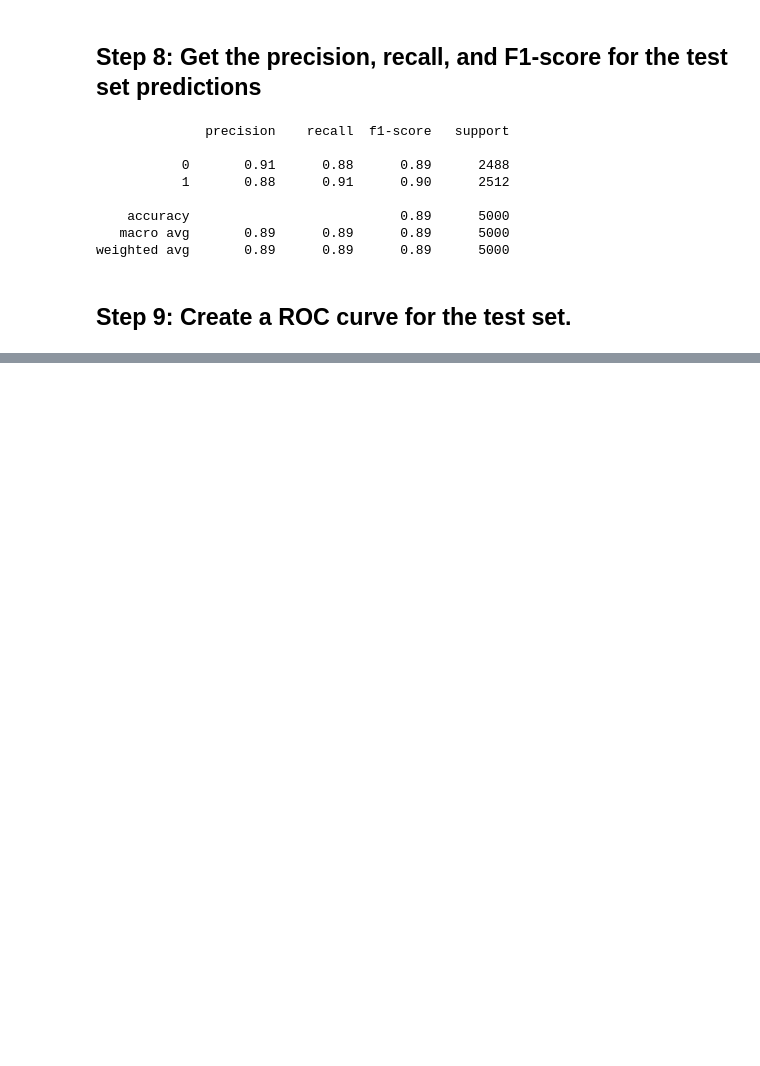
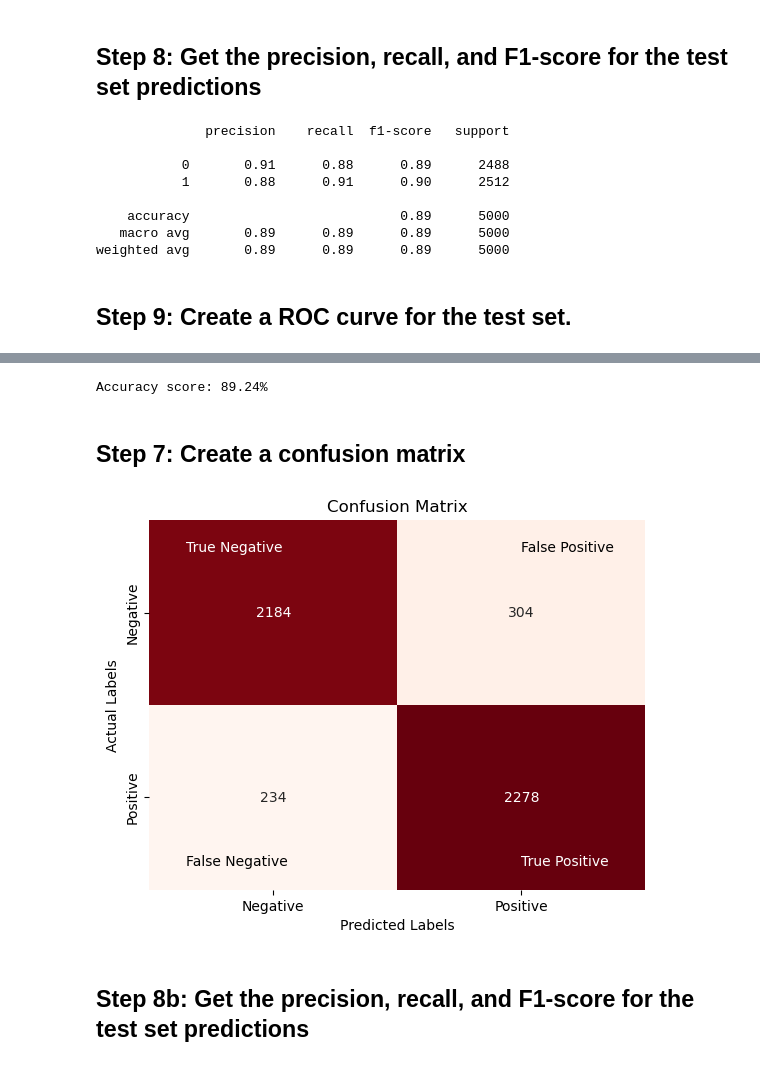
Before and after one commit to LincolnBrownBellevue/DSC550, a Jupyter notebook: Wk05/DSC550_Wk5Assignment_LincolnBrown.ipynb, the cells around one changed output, grey strips where cells are left out. Drawn from its saved outputs; the diff is of its cells as text; code cells hidden in the pictures; blank space fills up the shorter version.

```diff
--- a/Wk05/DSC550_Wk5Assignment_LincolnBrown.ipynb
+++ b/Wk05/DSC550_Wk5Assignment_LincolnBrown.ipynb
@@ -230,0 +282,4 @@ plt.plot(false_positive_rate, true_positive_rate)
+# %%
+%time
+# Create a support vector classifier object
+svc = LinearSVC(random_state=10)
@@ -230,0 +289,4 @@ plt.plot(false_positive_rate, true_positive_rate)
+# %%
+%time
+# Train the linear SVC model
+linear_svc_model = svc.fit(X_train_tfidf, y_train)
@@ -230,0 +298,4 @@ plt.plot(false_positive_rate, true_positive_rate)
+# %%
+%time
+# Make predictions on the test set to find the accuracy
+svc_predictions = linear_svc_model.predict(X_test_tfidf)
@@ -230,0 +305,26 @@ plt.plot(false_positive_rate, true_positive_rate)
+# %%
+# Calculate accuracy score on test set
+svc_acc_score = accuracy_score(y_test, svc_predictions)
+print(f"Accuracy score: {svc_acc_score:.2%}")
+# %% [output]
+Accuracy score: 89.24%
+# %% [markdown]
+## Step 7: Create a confusion matrix
+# %%
+labels = "Negative", "Positive"
+svc_conf_matrix = confusion_matrix(y_test, svc_predictions)
+svc_conf_matrix_df = pd.DataFrame(svc_conf_matrix, index=labels, columns=labels)
+# %%
+sns.heatmap(svc_conf_matrix_df, fmt='d', annot=True, cbar=None, cmap='Reds')
+plt.xlabel('Predicted Labels')
+plt.ylabel('Actual Labels')
+plt.title('Confusion Matrix')
+plt.text(.15,.15, 'True Negative', va='center', color='white')
+plt.text(1.5,1.85, 'True Positive', va='center', color='white')
+plt.text(.15, 1.85, 'False Negative', va='center', color='black')
+plt.text(1.5,.15, 'False Positive', va='center', color='black')
+plt.show()
+# %% [output]
+[figure, added]
+# %% [markdown]
+## Step 8b: Get the precision, recall, and F1-score for the test set predictions
```
Also changed, not shown: parts of 23 cells of this notebook.
